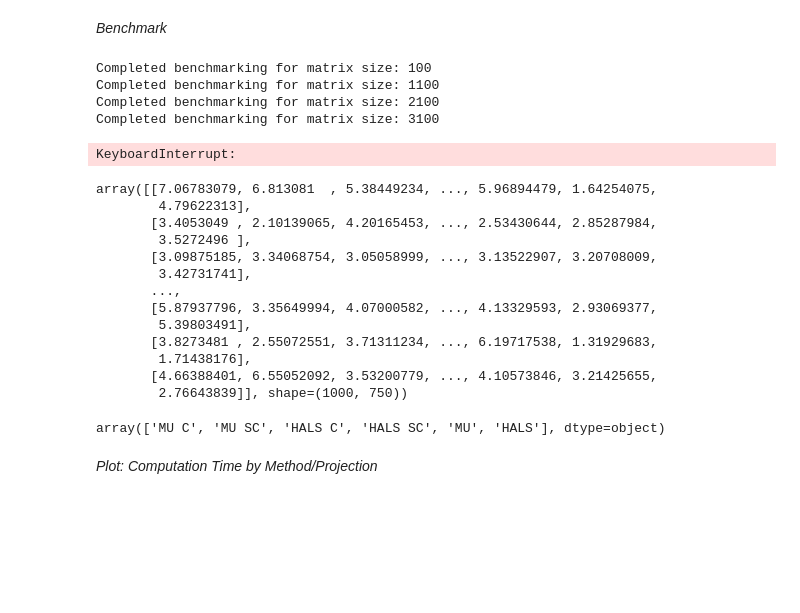
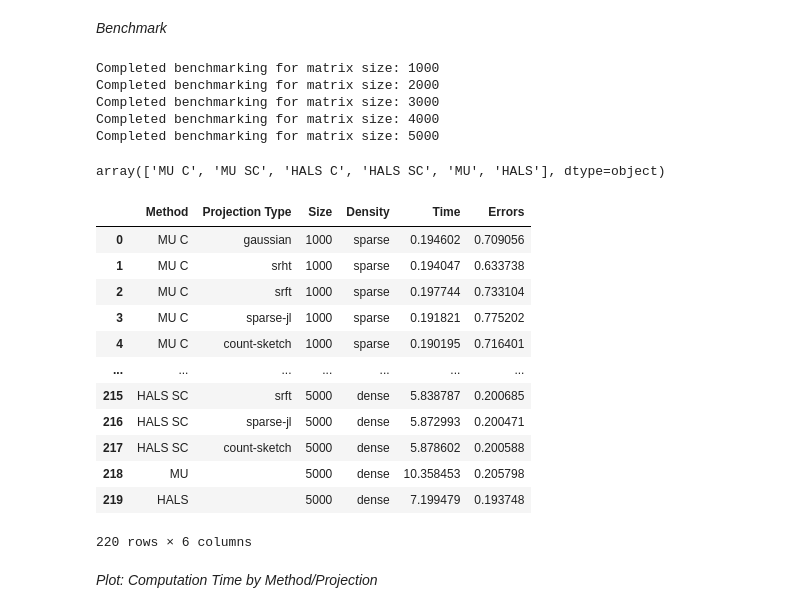
Before and after one commit to thomaswcole/stat-6104, a Jupyter notebook: section_4.ipynb, the cells around one changed output. Saved outputs shown, nothing was run; the diff lists cells and outputs as text; code cells hidden in the pictures; blank space fills up the shorter version.

```diff
--- a/section_4.ipynb
+++ b/section_4.ipynb
@@ -33,8 +33,8 @@ methods_baseline = {
 
 projection_types = [
     'gaussian',
-    # 'srht',
-    # 'srft',
+    'srht',
+    'srft',
     'sparse-jl',
     'count-sketch',
 ]
@@ -42,7 +42,7 @@ projection_types = [
 rows = []
 
 # Parameters
-sizes = np.arange(1_00, 10_001, 1_000)
+sizes = np.arange(1_000, 5_001, 1_000)
 runs = 10
 r = 20
 for n in sizes:
@@ -111,33 +111,33 @@ for n in sizes:
 
     print(f'Completed benchmarking for matrix size: {n}')
 # %% [output]
-Completed benchmarking for matrix size: 100
-Completed benchmarking for matrix size: 1100
-Completed benchmarking for matrix size: 2100
-Completed benchmarking for matrix size: 3100
+Completed benchmarking for matrix size: 1000
+Completed benchmarking for matrix size: 2000
+Completed benchmarking for matrix size: 3000
+Completed benchmarking for matrix size: 4000
+Completed benchmarking for matrix size: 5000
-KeyboardInterrupt:
-# %%
-A
-# %% [output]
-array([[7.06783079, 6.813081  , 5.38449234, ..., 5.96894479, 1.64254075,
-        4.79622313],
-       [3.4053049 , 2.10139065, 4.20165453, ..., 2.53430644, 2.85287984,
-        3.5272496 ],
-       [3.09875185, 3.34068754, 3.05058999, ..., 3.13522907, 3.20708009,
-        3.42731741],
-       ...,
-       [5.87937796, 3.35649994, 4.07000582, ..., 4.13329593, 2.93069377,
-        5.39803491],
-       [3.8273481 , 2.55072551, 3.71311234, ..., 6.19717538, 1.31929683,
-        1.71438176],
-       [4.66388401, 6.55052092, 3.53200779, ..., 4.10573846, 3.21425655,
-        2.76643839]], shape=(1000, 750))
 # %%
 stats = pd.DataFrame(rows)
 # %%
 stats['Method'].unique()
 # %% [output]
 array(['MU C', 'MU SC', 'HALS C', 'HALS SC', 'MU', 'HALS'], dtype=object)
+# %%
+stats
+# %% [output]
+|  | Method | Projection Type | Size | Density | Time | Errors |
+| 0 | MU C | gaussian | 1000 | sparse | 0.194602 | 0.709056 |
+| 1 | MU C | srht | 1000 | sparse | 0.194047 | 0.633738 |
+| 2 | MU C | srft | 1000 | sparse | 0.197744 | 0.733104 |
+| 3 | MU C | sparse-jl | 1000 | sparse | 0.191821 | 0.775202 |
+| 4 | MU C | count-sketch | 1000 | sparse | 0.190195 | 0.716401 |
+| ... | ... | ... | ... | ... | ... | ... |
+| 215 | HALS SC | srft | 5000 | dense | 5.838787 | 0.200685 |
+| 216 | HALS SC | sparse-jl | 5000 | dense | 5.872993 | 0.200471 |
+| 217 | HALS SC | count-sketch | 5000 | dense | 5.878602 | 0.200588 |
+| 218 | MU |  | 5000 | dense | 10.358453 | 0.205798 |
+| 219 | HALS |  | 5000 | dense | 7.199479 | 0.193748 |
+220 rows × 6 columns
 # %% [markdown]
 *Plot: Computation Time by Method/Projection*
 # %% [markdown]
```
Also changed, not shown: parts of 8 cells of this notebook, 15 other files.
